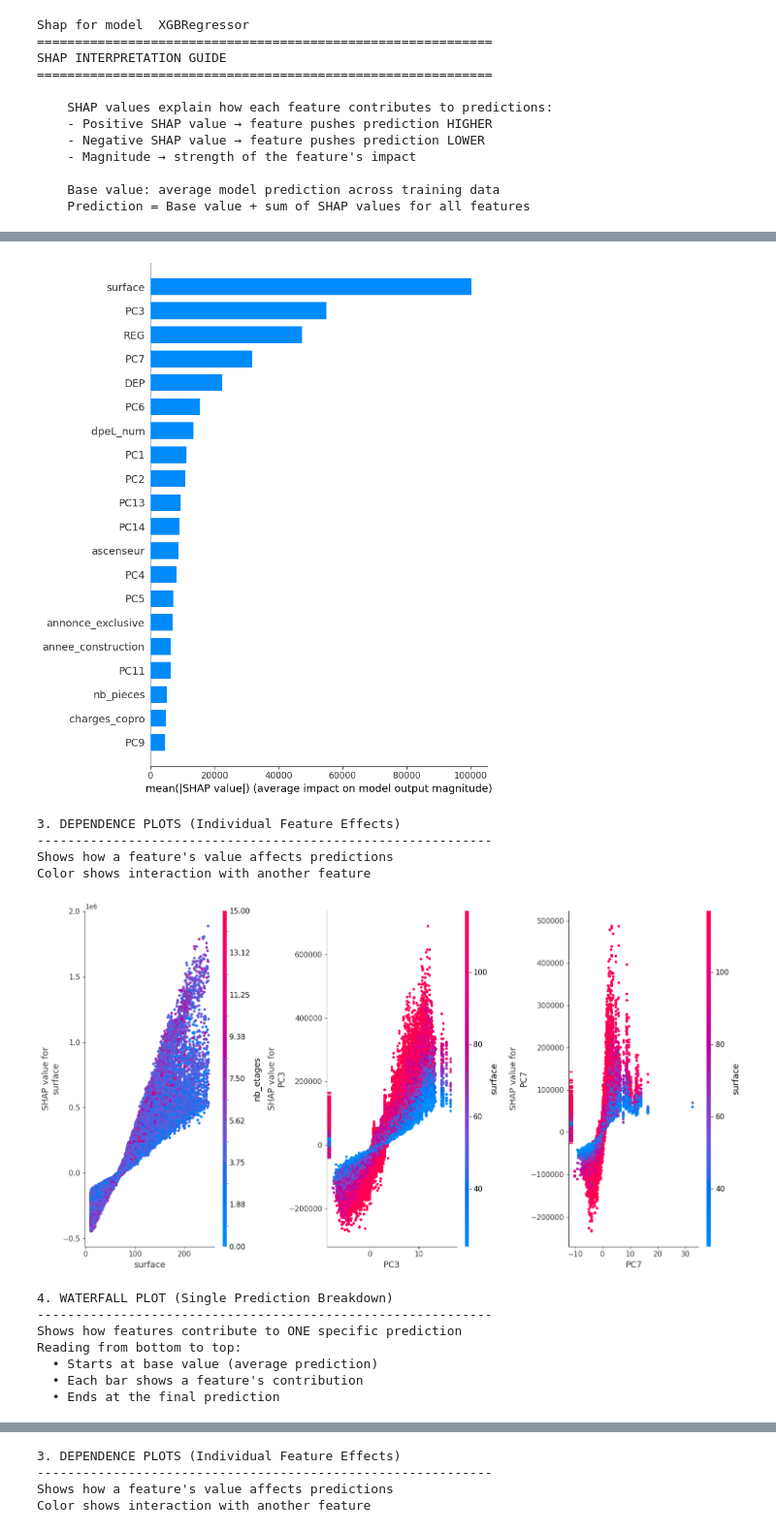
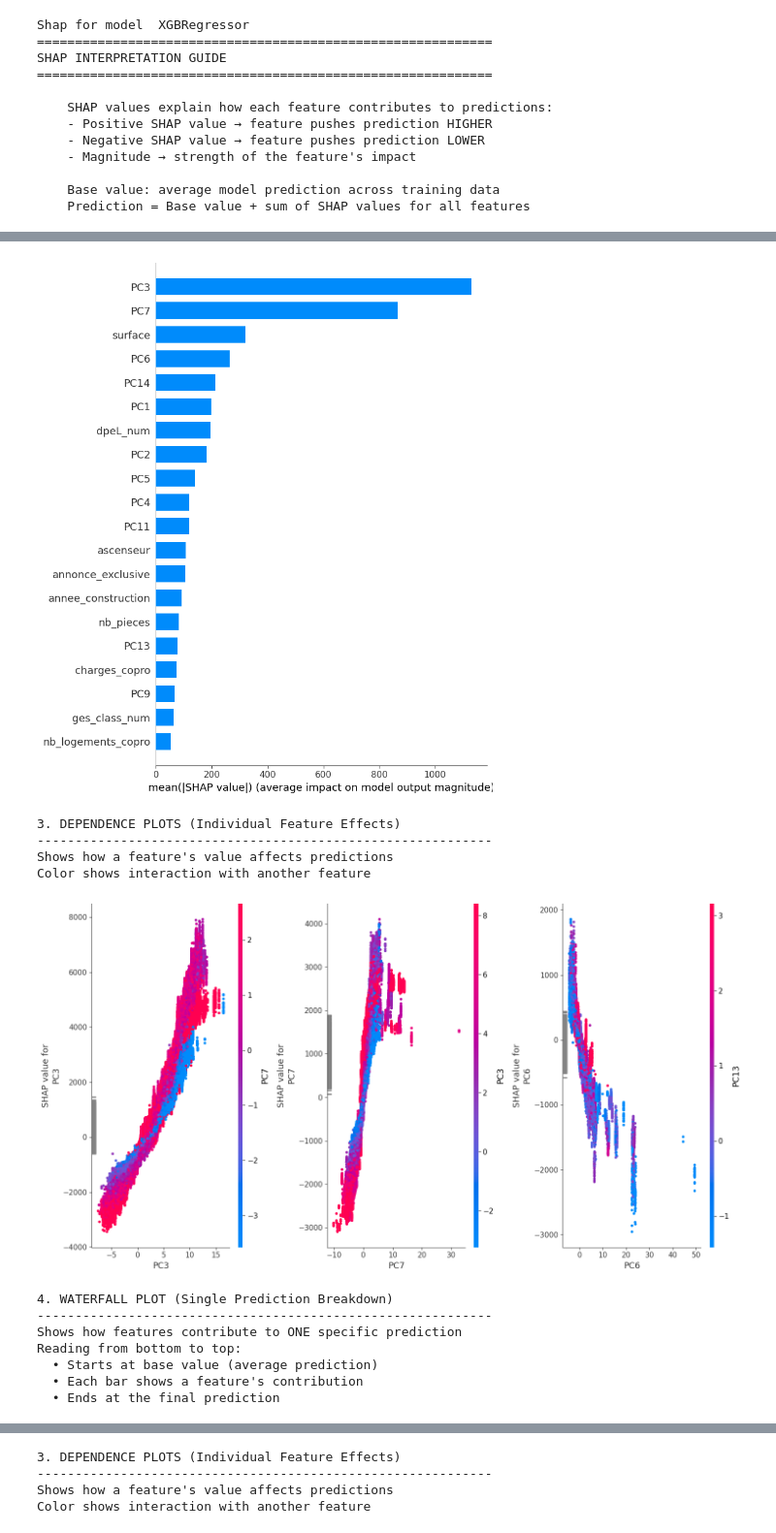
Before and after one commit to Clement2169/immocv, a Jupyter notebook: notebooks/ModellingAppartement-V2.ipynb, the cells around one changed output, grey strips where cells are left out. Shown at 97% size. Saved outputs shown, nothing was run; the diff lists cells and outputs as text; code cells hidden in the pictures.

```diff
--- a/notebooks/ModellingAppartement-V2.ipynb
+++ b/notebooks/ModellingAppartement-V2.ipynb
@@ -67,8 +67,8 @@ def apply_scale_processing(operator,X_train,X_test):
     return X_train_treated,X_test_treated
 
 def apply_preprocessing  (df) :
-    y_tmp =df['prix_bien']
-    X_tmp =df.drop(columns=['prix_m2_vente','prix_bien','mapCoordonneesLatitude','mapCoordonneesLongitude','date',"expo_double","CODE_IRIS"])
+    y_tmp =df['prix_m2_vente']
+    X_tmp =df.drop(columns=['prix_m2_vente','prix_bien','REG','DEP','mapCoordonneesLatitude','mapCoordonneesLongitude','date',"expo_double","CODE_IRIS"])
     return X_tmp,y_tmp
 
 def create_train_test_data (X ,y) :
@@ -798,9 +798,9 @@ SHAP INTERPRETATION GUIDE
     Base value: average model prediction across training data
     Prediction = Base value + sum of SHAP values for all features
 # %%
-feature1 = "surface"
-feature2 = "PC3"
-feature3 = "PC7"
+feature1 = "PC3"
+feature2 = "PC7"
+feature3 = "PC6"
 
 shap_summary_plot(shap_values)
 
@@ -824,12 +824,12 @@ Shows:
 2. BAR PLOT (Mean Feature Importance)
 ------------------------------------------------------------
 Shows average impact magnitude of each feature
-[figure, old version]
+[figure, new version]
 3. DEPENDENCE PLOTS (Individual Feature Effects)
 ------------------------------------------------------------
 Shows how a feature's value affects predictions
 Color shows interaction with another feature
-[figure, old version]
+[figure, new version]
 4. WATERFALL PLOT (Single Prediction Breakdown)
 ------------------------------------------------------------
 Shows how features contribute to ONE specific prediction
```
Also changed, not shown: parts of 7 cells of this notebook.
